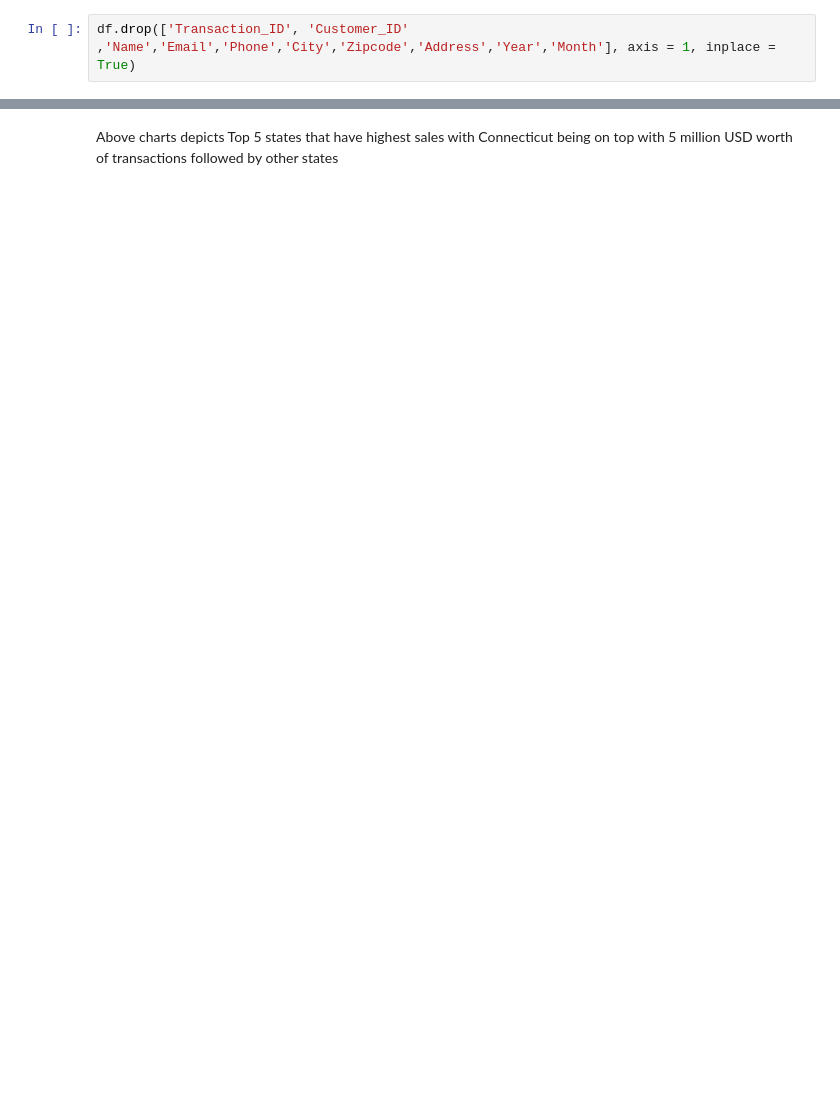
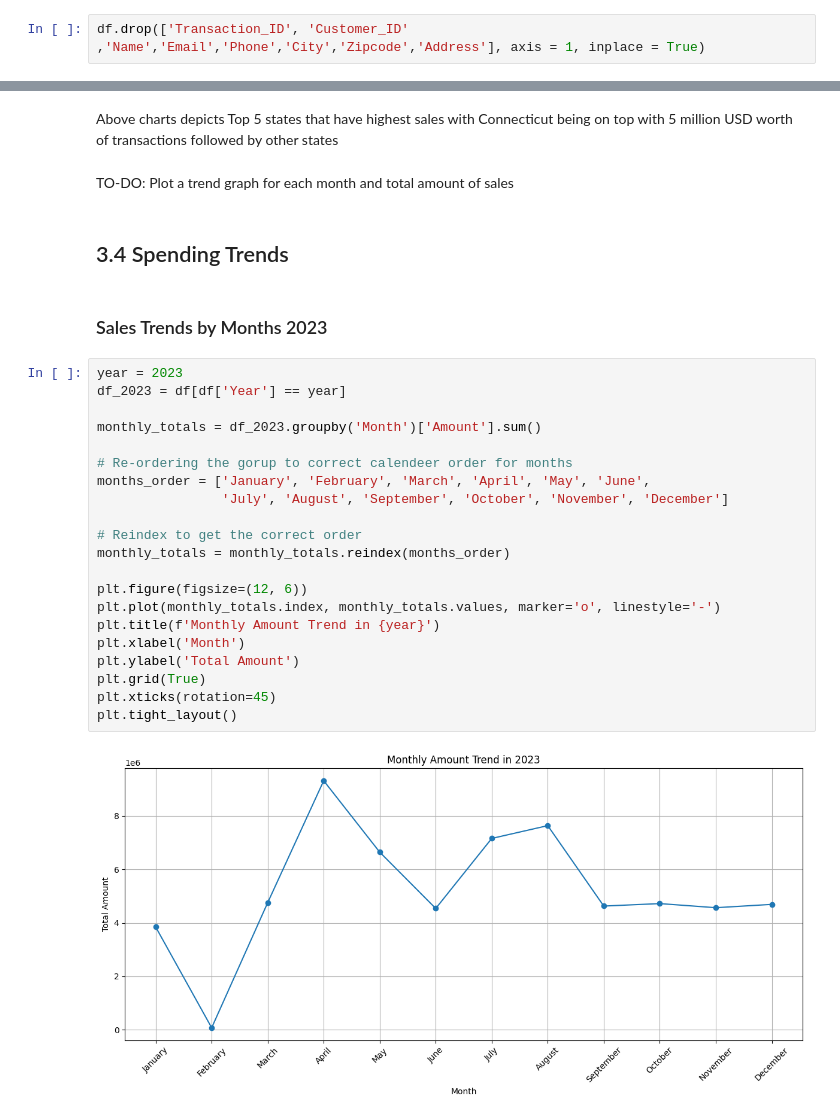
Before and after one commit to BipinNeupane/Spending-pattern-Analysis, a Jupyter notebook: notebook.ipynb, the cells around one changed output, grey strips where cells are left out. Drawn from its saved outputs; the diff is of its cells as text; blank space fills up the shorter version.

Commit message:
Spending Trends

```diff
--- a/notebook.ipynb
+++ b/notebook.ipynb
@@ -87,7 +97,7 @@ Total dataset shape: (293911, 30)
 # %% [markdown]
 ## 2.2 Removing unnecessary features
 # %%
-df.drop(['Transaction_ID', 'Customer_ID' ,'Name','Email','Phone','City','Zipcode','Address','Year','Month'], axis = 1, inplace = True)
+df.drop(['Transaction_ID', 'Customer_ID' ,'Name','Email','Phone','City','Zipcode','Address'], axis = 1, inplace = True)
 # %%
 df.columns
 # %% [output]
@@ -214,3 +224,32 @@ fig.show()
 [interactive output not drawn]
 # %% [markdown]
 Above charts depicts Top 5 states that have highest sales with Connecticut being on top with 5 million USD worth of transactions followed by other states
+# %% [markdown]
+TO-DO: Plot a trend graph for each month and total amount of sales
+# %% [markdown]
+## 3.4 Spending Trends
+# %% [markdown]
+### Sales Trends by Months 2023
+# %%
+year = 2023
+df_2023 = df[df['Year'] == year]
+
+monthly_totals = df_2023.groupby('Month')['Amount'].sum()
+
+# Re-ordering the gorup to correct calendeer order for months
+months_order = ['January', 'February', 'March', 'April', 'May', 'June',
+                'July', 'August', 'September', 'October', 'November', 'December']
+
+# Reindex to get the correct order
+monthly_totals = monthly_totals.reindex(months_order)
+
+plt.figure(figsize=(12, 6))
+plt.plot(monthly_totals.index, monthly_totals.values, marker='o', linestyle='-')
+plt.title(f'Monthly Amount Trend in {year}')
+plt.xlabel('Month')
+plt.ylabel('Total Amount')
+plt.grid(True)
+plt.xticks(rotation=45)
+plt.tight_layout()
+# %% [output]
+[figure, added]
```
Also changed, not shown: parts of 2 cells of this notebook.
